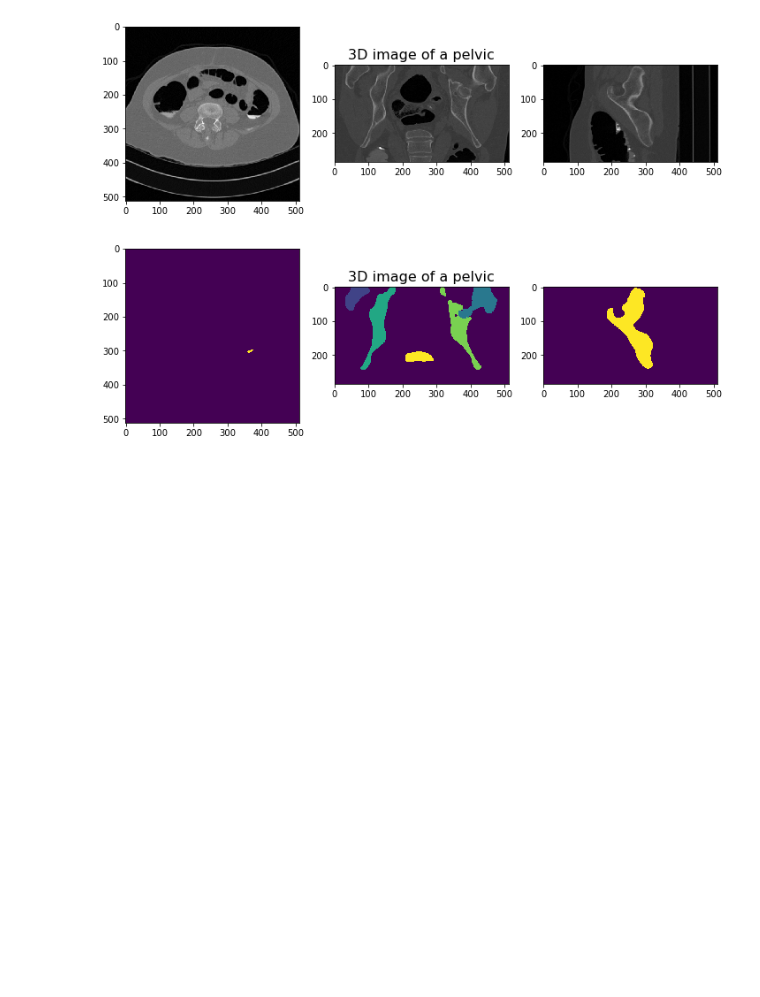
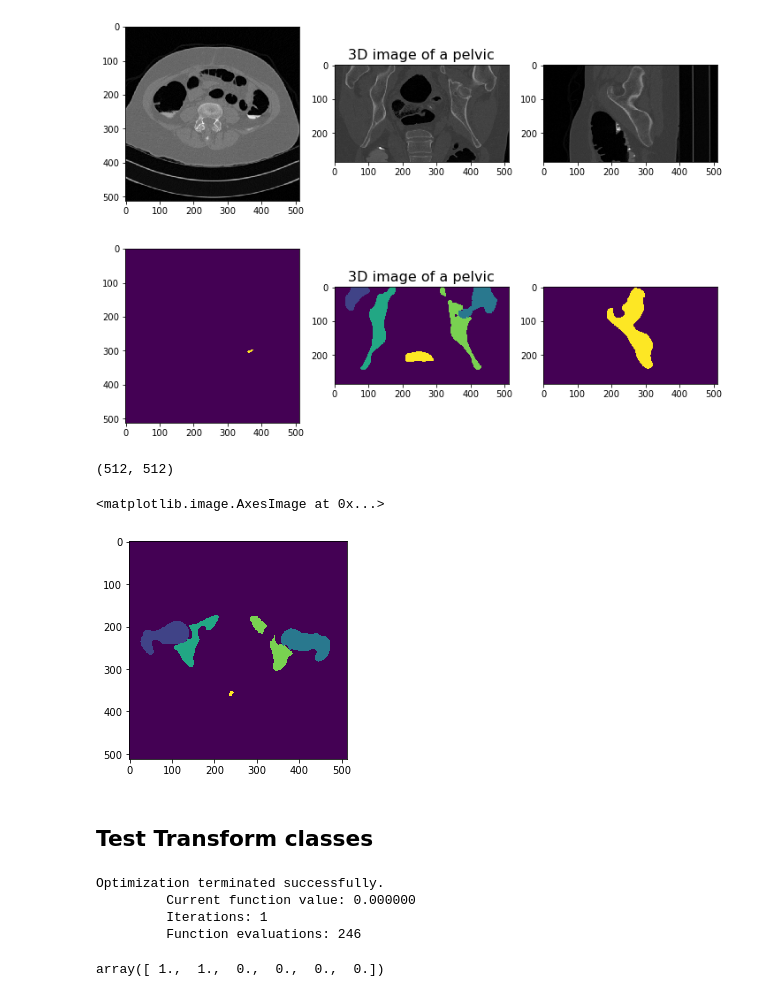
Before and after one commit to KenzaB27/segmentation-of-pelvic-bone, a Jupyter notebook: src/experiments.ipynb, the cells around one changed output. Saved outputs shown, nothing was run; the diff lists cells and outputs as text; code cells hidden in the pictures; blank space fills up the shorter version.

Commit message:
added linear 2D transform

```diff
--- a/src/experiments.ipynb
+++ b/src/experiments.ipynb
@@ -22,3 +22,28 @@ ut.plot_3d_img(pelvic_mask, pelvic_mask_data, cmap="viridis")
 # %% [output]
 [figure]
 [figure]
+# %%
+imageSize = pelvic_mask.GetSize()
+pelvic_mask_data[int(imageSize[0]/2), :, :].shape
+# %% [output]
+(512, 512)
+# %%
+plt.imshow(pelvic_mask_data[int(imageSize[0]/8), :, :])
+# %% [output]
+<matplotlib.image.AxesImage at 0x...>
+[figure, added]
+# %% [markdown]
+## Test Transform classes
+# %%
+importlib.reload(ut)
+lin_trf = ut.LinearTransform(im_ref=pelvic_img_data[0], im_mov=pelvic_img_data[0], errtype="SSD")
+par = lin_trf.est_transf()
+# %% [output]
+Optimization terminated successfully.
+         Current function value: 0.000000
+         Iterations: 1
+         Function evaluations: 246
+# %%
+par
+# %% [output]
+array([ 1.,  1.,  0.,  0.,  0.,  0.])
```
Also changed, not shown: 2 other files.
